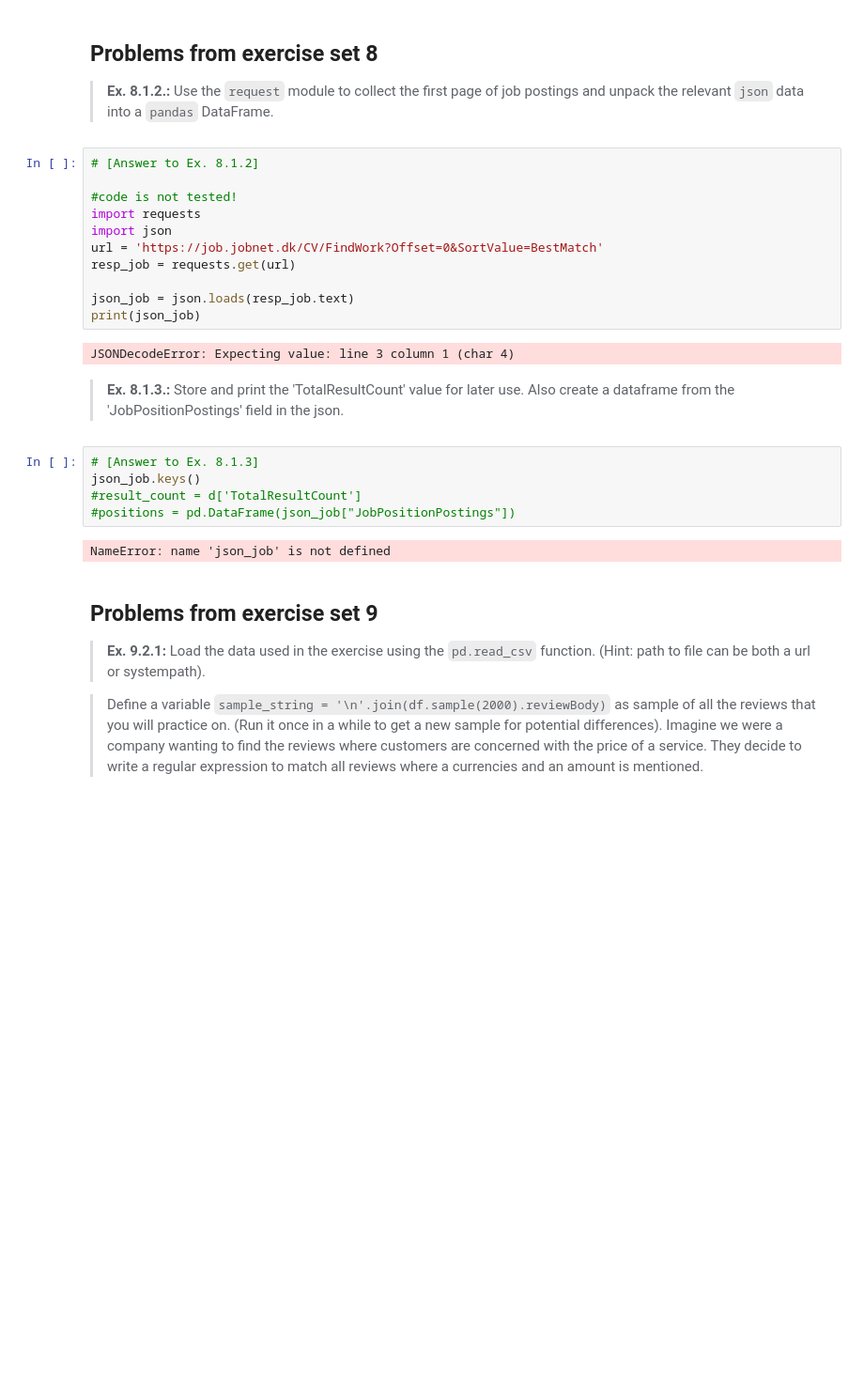
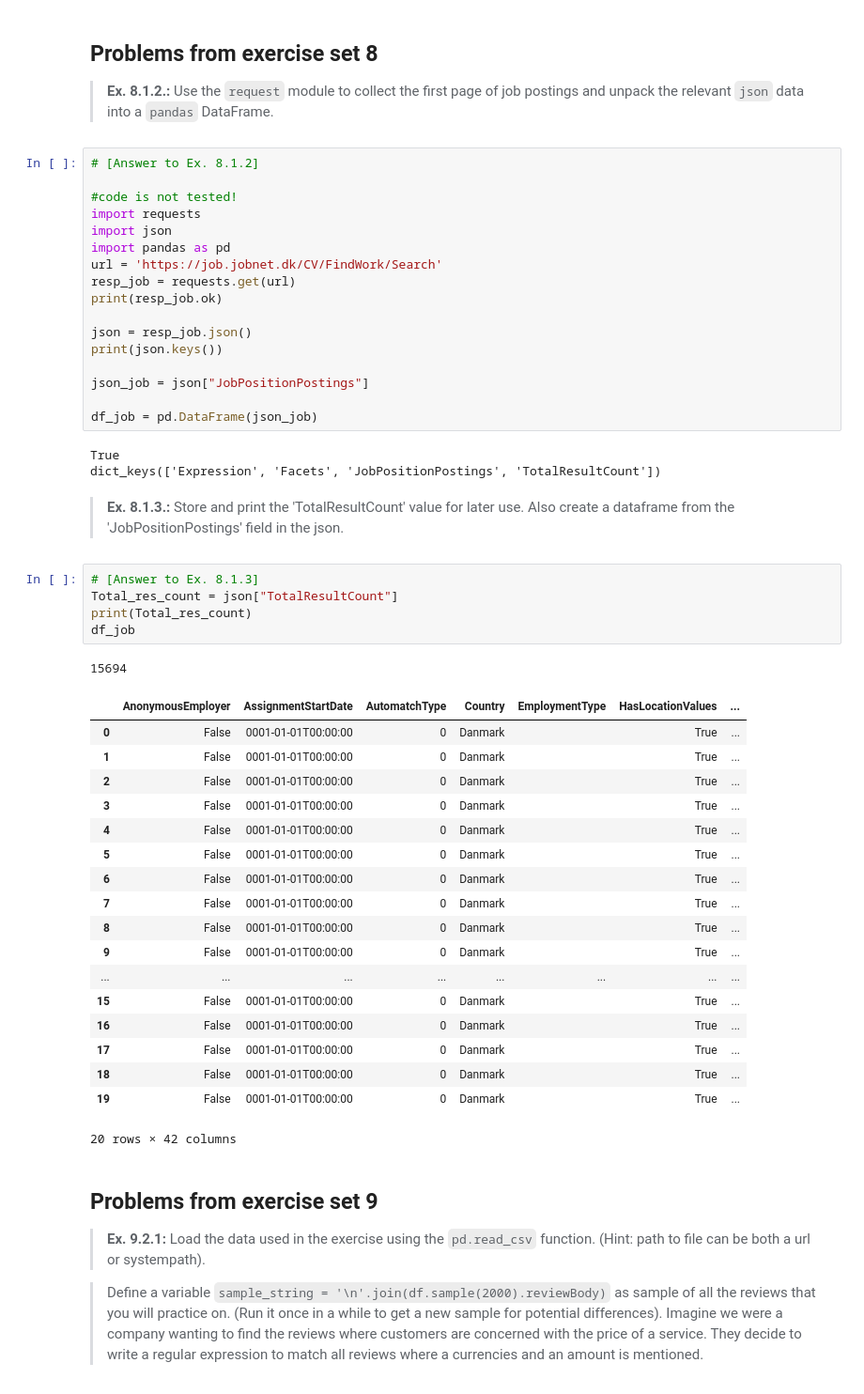
Before and after one commit to str186/SDS_Group31, a Jupyter notebook: assignment_1.ipynb, the cells around one changed output. Shown at 94% size. Saved outputs shown, nothing was run; the diff lists cells and outputs as text; blank space fills up the shorter version.

```diff
--- a/assignment_1.ipynb
+++ b/assignment_1.ipynb
@@ -328,22 +314,47 @@ WMO ID       81-85   Character
 #code is not tested!
 import requests
 import json
-url = 'https://job.jobnet.dk/CV/FindWork?Offset=0&SortValue=BestMatch'
+import pandas as pd
+url = 'https://job.jobnet.dk/CV/FindWork/Search'
 resp_job = requests.get(url)
+print(resp_job.ok)
 
-json_job = json.loads(resp_job.text)
-print(json_job)
+json = resp_job.json()
+print(json.keys())
+
+json_job = json["JobPositionPostings"]
+
+df_job = pd.DataFrame(json_job)
 # %% [output]
-JSONDecodeError: Expecting value: line 3 column 1 (char 4)
+True
+dict_keys(['Expression', 'Facets', 'JobPositionPostings', 'TotalResultCount'])
 # %% [markdown]
 > **Ex. 8.1.3.:** Store and print the 'TotalResultCount' value for later use. Also create a dataframe from the 'JobPositionPostings' field in the json.
 # %%
 # [Answer to Ex. 8.1.3]
-json_job.keys()
-#result_count = d['TotalResultCount']
-#positions = pd.DataFrame(json_job["JobPositionPostings"])
+Total_res_count = json["TotalResultCount"]
+print(Total_res_count)
+df_job
 # %% [output]
-NameError: name 'json_job' is not defined
+15694
+|  | AnonymousEmployer | AssignmentStartDate | AutomatchType | Country | EmploymentType | HasLocationValues | ... |
+| 0 | False | 0001-01-01T00:00:00 | 0 | Danmark |  | True | ... |
+| 1 | False | 0001-01-01T00:00:00 | 0 | Danmark |  | True | ... |
+| 2 | False | 0001-01-01T00:00:00 | 0 | Danmark |  | True | ... |
+| 3 | False | 0001-01-01T00:00:00 | 0 | Danmark |  | True | ... |
+| 4 | False | 0001-01-01T00:00:00 | 0 | Danmark |  | True | ... |
+| 5 | False | 0001-01-01T00:00:00 | 0 | Danmark |  | True | ... |
+| 6 | False | 0001-01-01T00:00:00 | 0 | Danmark |  | True | ... |
+| 7 | False | 0001-01-01T00:00:00 | 0 | Danmark |  | True | ... |
+| 8 | False | 0001-01-01T00:00:00 | 0 | Danmark |  | True | ... |
+| 9 | False | 0001-01-01T00:00:00 | 0 | Danmark |  | True | ... |
+| ... | ... | ... | ... | ... | ... | ... | ... |
+| 15 | False | 0001-01-01T00:00:00 | 0 | Danmark |  | True | ... |
+| 16 | False | 0001-01-01T00:00:00 | 0 | Danmark |  | True | ... |
+| 17 | False | 0001-01-01T00:00:00 | 0 | Danmark |  | True | ... |
+| 18 | False | 0001-01-01T00:00:00 | 0 | Danmark |  | True | ... |
+| 19 | False | 0001-01-01T00:00:00 | 0 | Danmark |  | True | ... |
+20 rows × 42 columns
 # %% [markdown]
 ## Problems from exercise set 9
 
```
Also changed, not shown: parts of 4 cells of this notebook.
